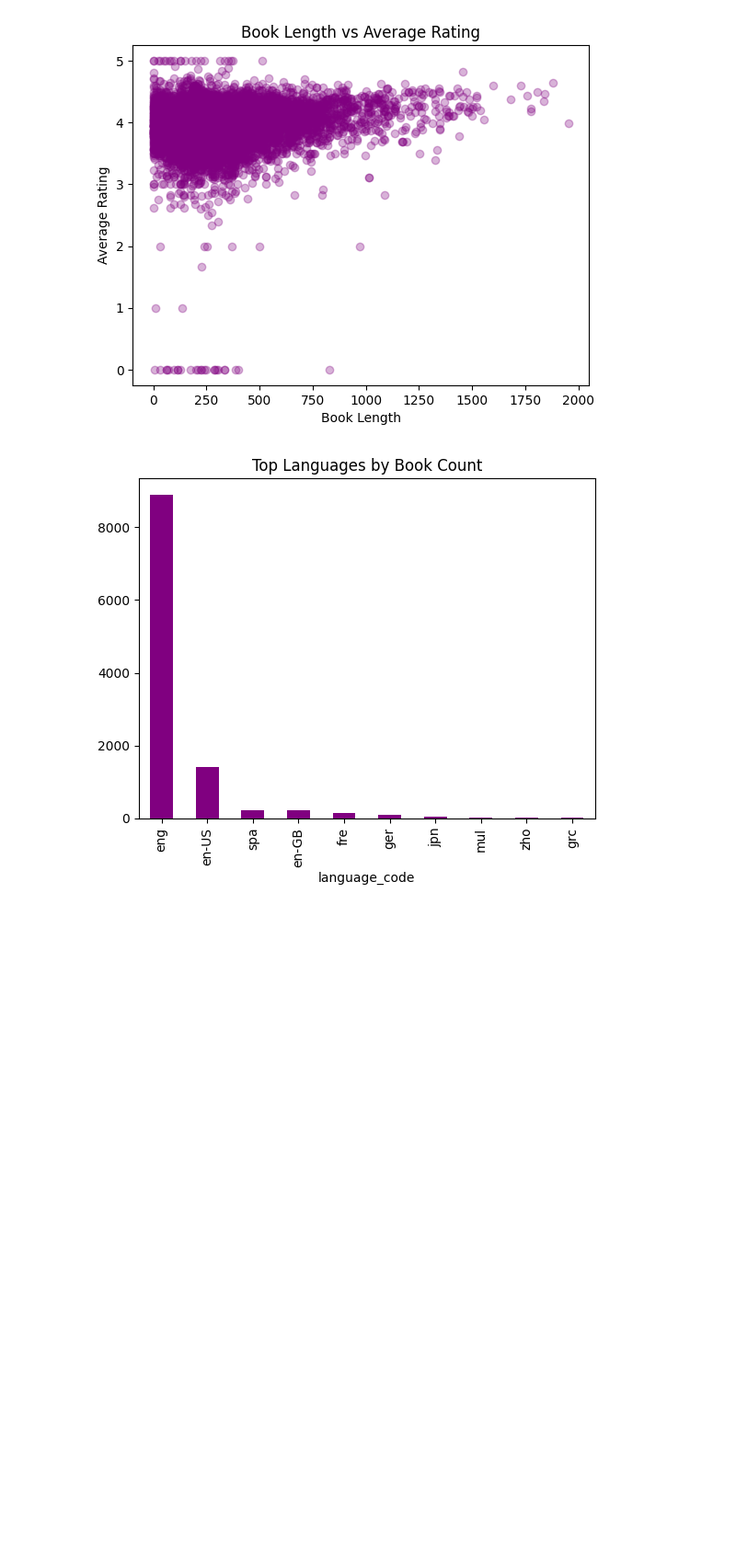
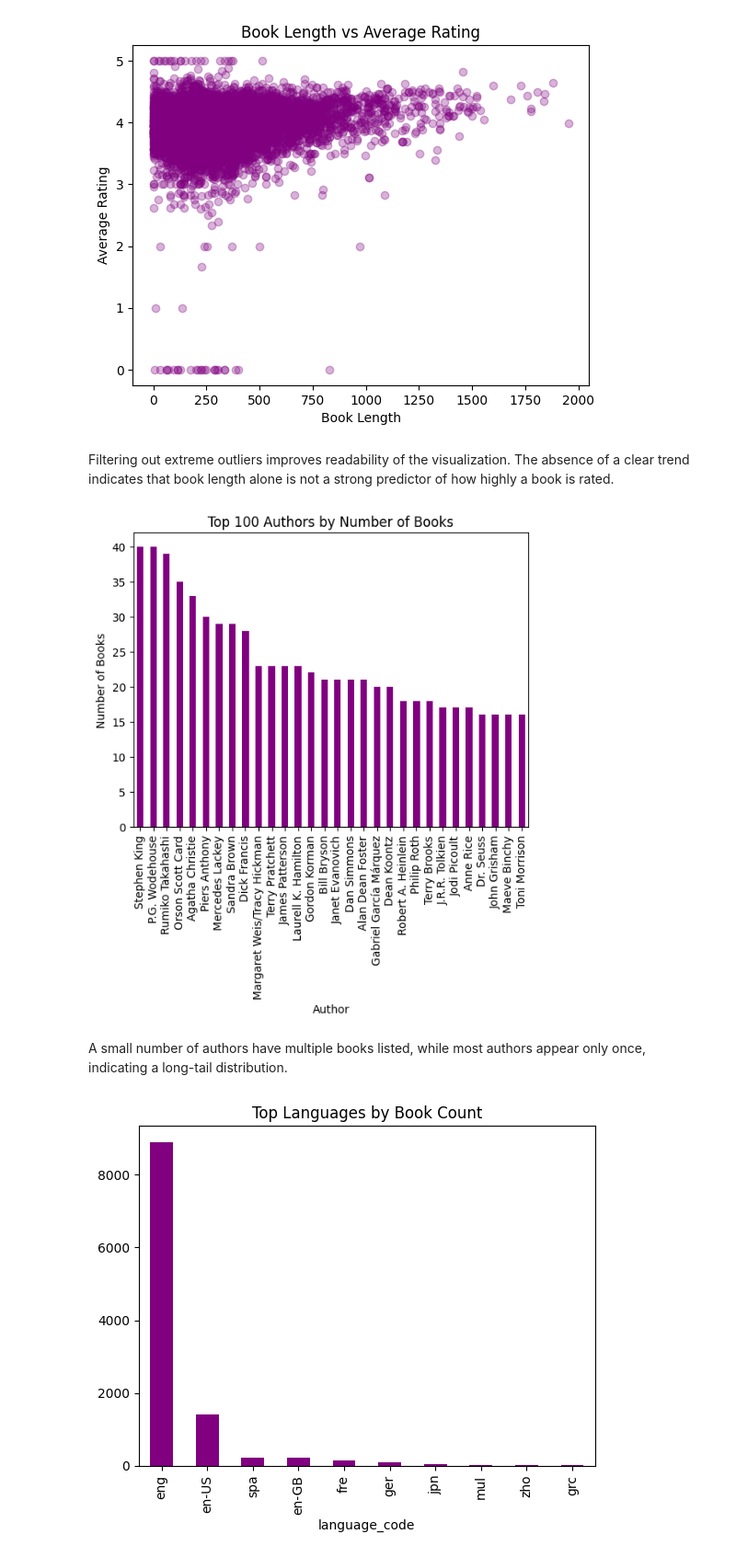
Before and after one commit to suhani-k7/GoodReads-EDA, a Jupyter notebook: main.ipynb, the cells around one changed output. Shown at 92% size. Cells and saved outputs as stored; diff of their text form; code cells hidden in the pictures; blank space fills up the shorter version.

```diff
--- a/main.ipynb
+++ b/main.ipynb
@@ -108,6 +116,18 @@ plt.title("Book Length vs Average Rating")
 plt.show()
 # %% [output]
 [figure]
+# %% [markdown]
+Filtering out extreme outliers improves readability of the visualization. The absence of a clear trend indicates that book length alone is not a strong predictor of how highly a book is rated.
+# %%
+df["authors"].value_counts().head(30).plot(kind="bar", color="purple")
+plt.title("Top 100 Authors by Number of Books")
+plt.xlabel("Author")
+plt.ylabel("Number of Books")
+plt.show()
+# %% [output]
+[figure, added]
+# %% [markdown]
+A small number of authors have multiple books listed, while most authors appear only once, indicating a long-tail distribution.
 # %%
 df["language_code"].value_counts().head(10).plot(kind="bar", color="purple")
 plt.title("Top Languages by Book Count")
```
Also changed, not shown: parts of 10 cells of this notebook, 1 other file.
